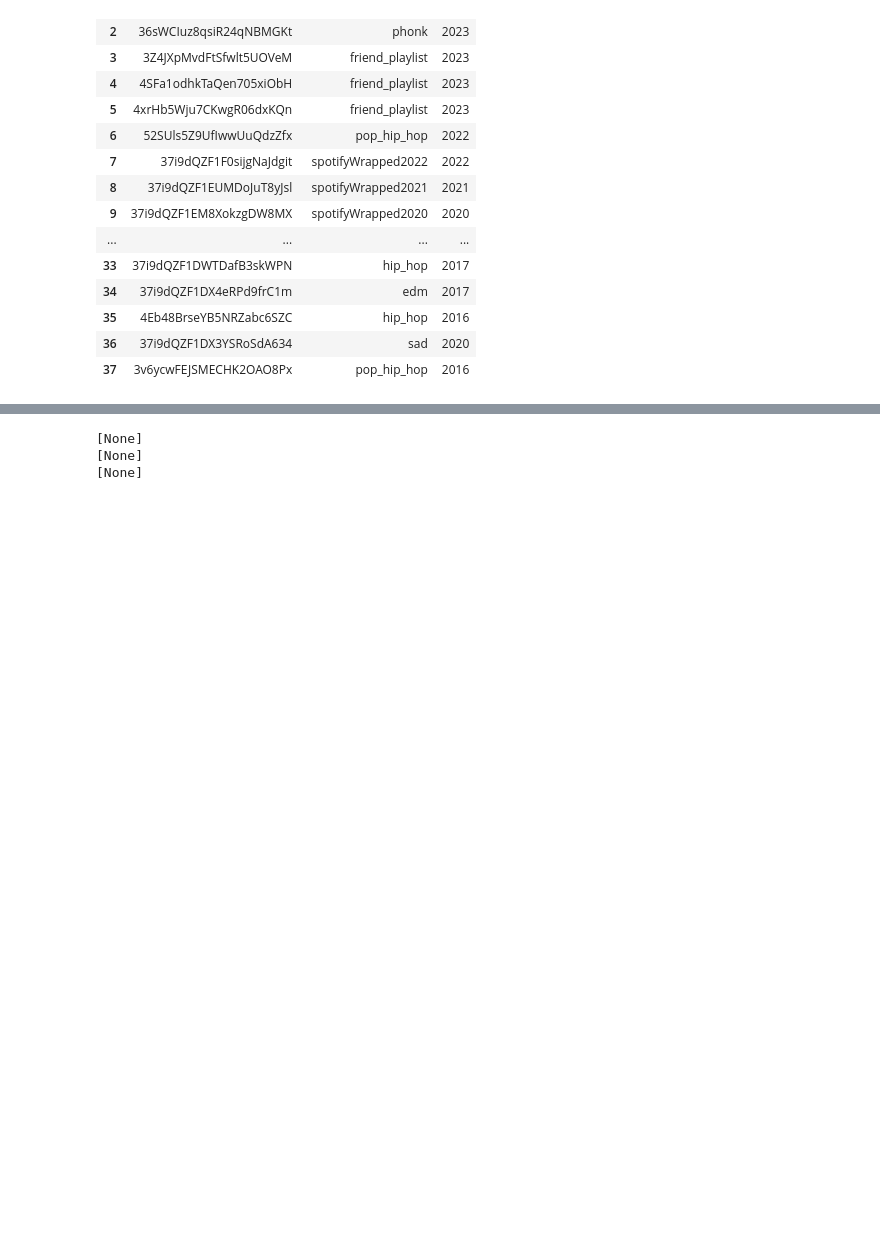
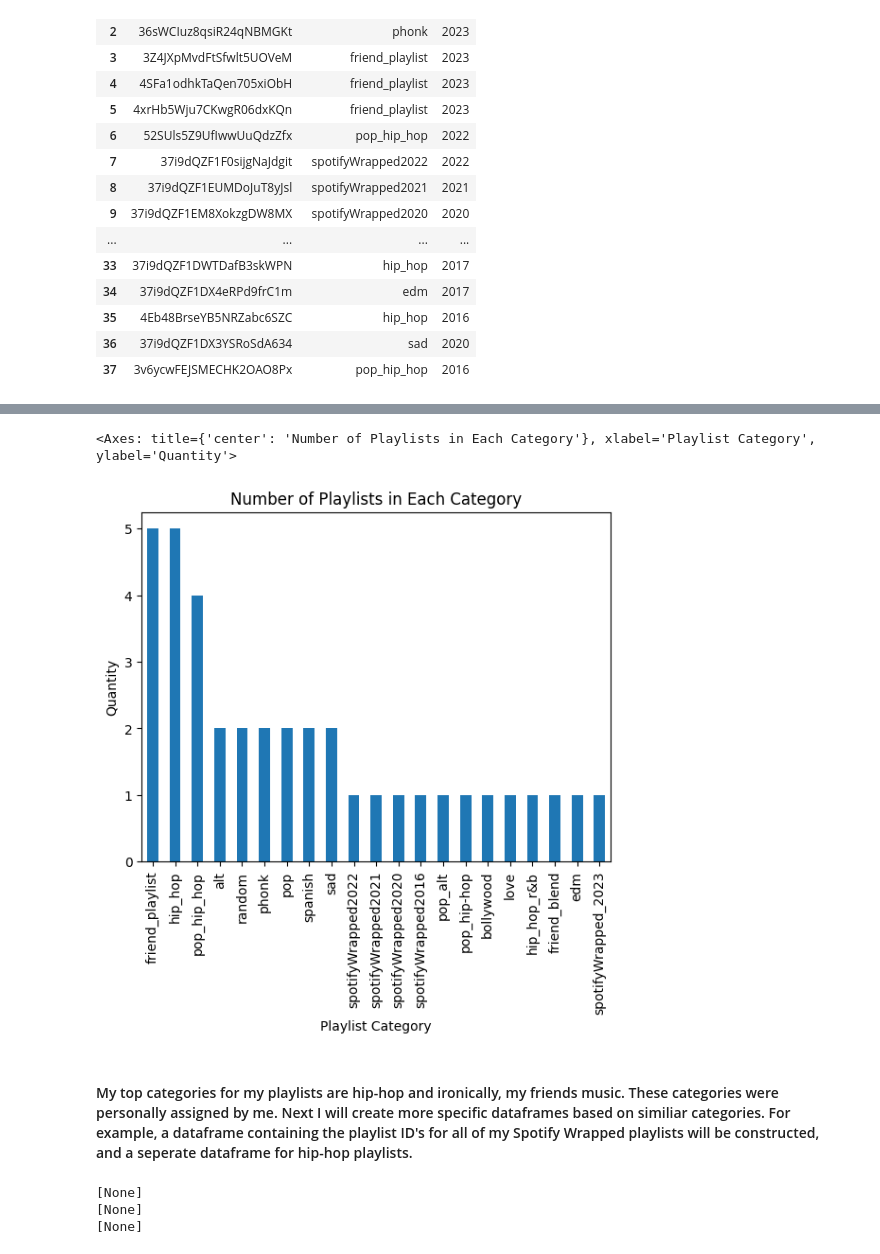
Before and after one commit to ppatel0910/mySpotify_and_machine_learning, a Jupyter notebook: second.ipynb, the cells around one changed output, grey strips where cells are left out. Saved outputs shown, nothing was run; the diff lists cells and outputs as text; code cells hidden in the pictures; blank space fills up the shorter version.

Commit message:
Update README.md with urls in 'resources', sort dataframe and construct a bar graph in 'second.ipynb'

```diff
--- a/second.ipynb
+++ b/second.ipynb
@@ -166,7 +167,7 @@ playlist_ids = [{"album_id" : "37i9dQZF1DX5n5gZBZb0AT", "category" : "phonk", "y
                {"album_id" : "279x6EFu5xYeJW3pvaDp3W", "category" : "pop_alt", "year" : "2020"},
                {"album_id" : "5XKNLddyL1zuK2oDMzJ6cM", "category" : "pop", "year" : "2020"},
                {"album_id" : "44tglVDSpkZ1jUHRQP5mh8", "category" : "hip_hop", "year" : "2020"},
-               {"album_id" : "0nQ0jU9msWXjHu121CFL4P", "category" : "pop_hop", "year" : "2020"},
+               {"album_id" : "0nQ0jU9msWXjHu121CFL4P", "category" : "pop_hip_hop", "year" : "2020"},
                {"album_id" : "37i9dQZF1DXdPec7aLTmlC", "category" : "pop", "year" : "2020"},
                {"album_id" : "37i9dQZF1DWXnexX7CktaI", "category" : "hip_hop_r&b", "year" : "2020"},
                {"album_id" : "1hoN2uRdSpWPT8dBAgKhdV", "category" : "love", "year" : "2021"},
@@ -183,7 +184,8 @@ playlist_ids = [{"album_id" : "37i9dQZF1DX5n5gZBZb0AT", "category" : "phonk", "y
 
 # Create a pandas datafame from 'playlists_id', and review the dataframe
 
-df = pd.DataFrame(playlist_ids)
+df = pd.DataFrame(playlist_ids, columns = ["album_id", "category", "year"])
+df["year"] = pd.to_datetime(df["year"]).dt.strftime('%Y')
 df.title = "Priya's Playlists"
 df
 # %% [output]
@@ -205,4 +207,9 @@ df
 | 36 | 37i9dQZF1DX3YSRoSdA634 | sad | 2020 |
 | 37 | 3v6ycwFEJSMECHK2OAO8Px | pop_hip_hop | 2016 |
 # %%
-# Organize the dataframe based on the year in ascending order
+# Organize the dataframe based on the year in ascending order, and then by
+# category
+
+dataframe = df.sort_values(by = "year", ascending = True)
+playlists_df = dataframe.sort_values(by = "category")
+playlists_df
@@ -209,3 +234,17 @@ df
+# %%
+# Determine the number of playlists in each category, and plot the results
+# using the matplotlib Python library
+
+category_count = playlists_df["category"].value_counts()
+category_count.plot(kind = "bar",
+                    title = "Number of Playlists in Each Category",
+                   xlabel = "Playlist Category",
+                   ylabel = "Quantity")
+# %% [output]
+<Axes: title={'center': 'Number of Playlists in Each Category'}, xlabel='Playlist Category', ylabel='Quantity'>
+[figure, added]
+# %% [markdown]
+#### My top categories for my playlists are hip-hop and ironically, my friends music. These categories were personally assigned by me. Next I will create more specific dataframes based on similiar categories. For example, a dataframe containing the playlist ID's for all of my Spotify Wrapped playlists will be constructed, and a seperate dataframe for hip-hop playlists.
 # %%
 for album_id in df:
     print(sp.audio_features())
```
Also changed, not shown: parts of 3 cells of this notebook, 1 other file.
